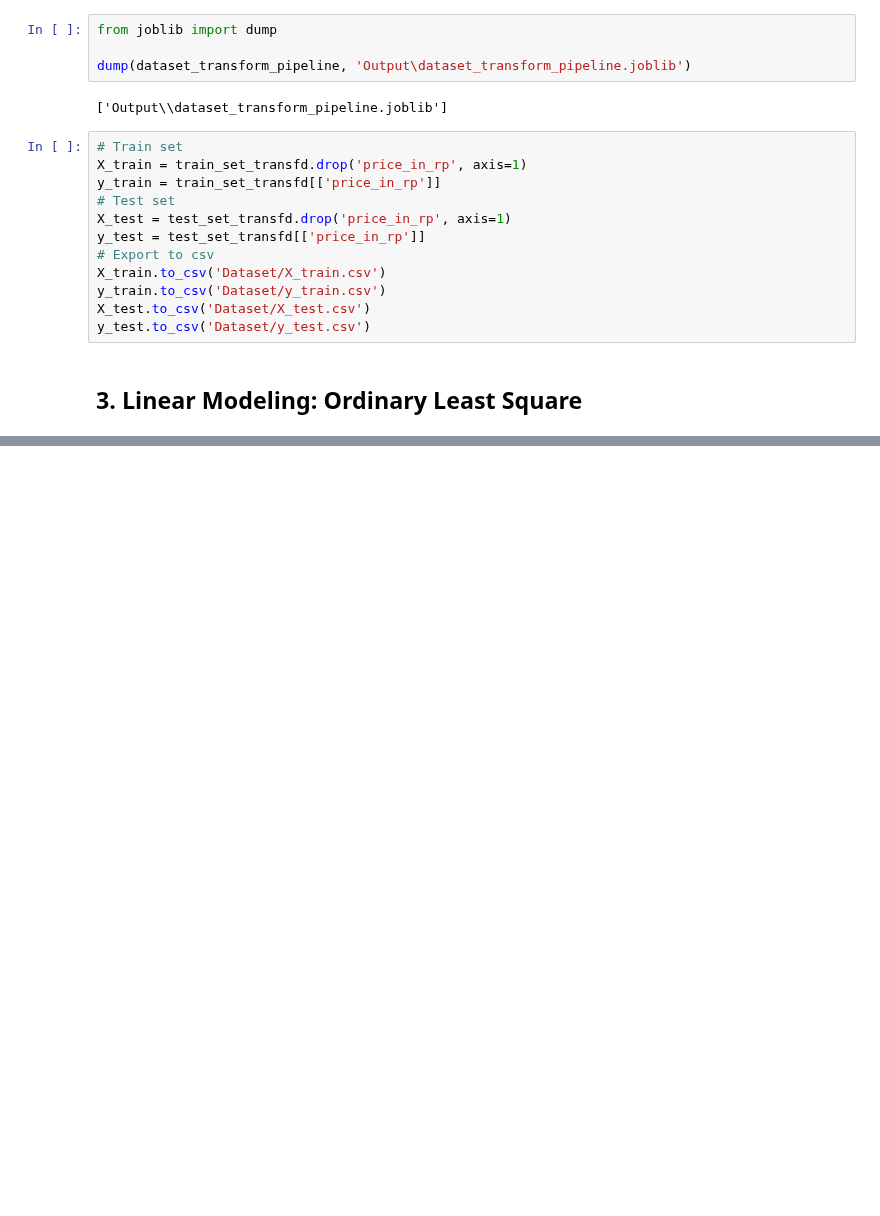
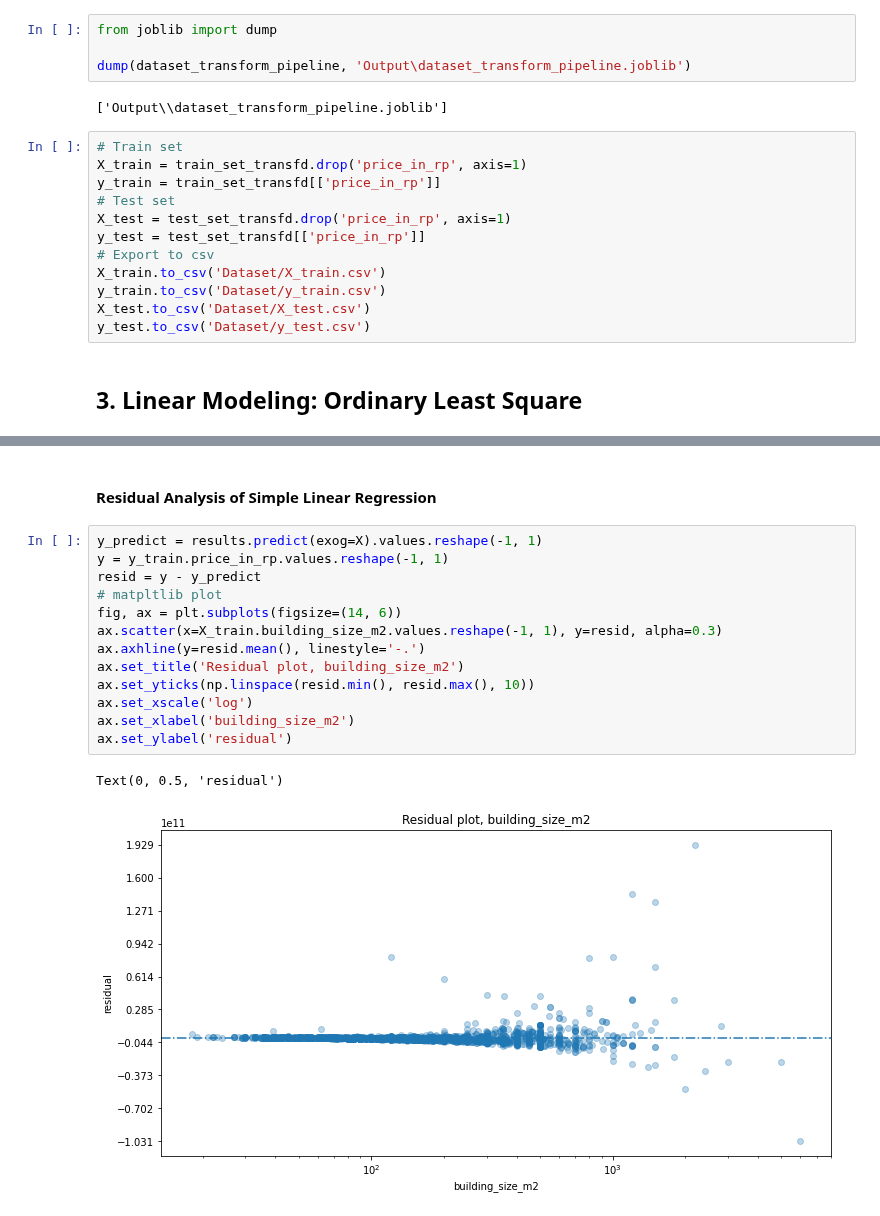
Before and after one commit to nbarizki/jabodetabekhousepricing, a Jupyter notebook: 3 - Linear Modeling of House Price.ipynb, the cells around one changed output, grey strips where cells are left out. Cells and saved outputs as stored; diff of their text form; blank space fills up the shorter version.

```diff
--- a/3 - Linear Modeling of House Price.ipynb
+++ b/3 - Linear Modeling of House Price.ipynb
@@ -494,0 +529,18 @@ ax.set_yscale('log')
+# %% [markdown]
+#### **Residual Analysis of Simple Linear Regression**
+# %%
+y_predict = results.predict(exog=X).values.reshape(-1, 1)
+y = y_train.price_in_rp.values.reshape(-1, 1)
+resid = y - y_predict
+# matpltlib plot
+fig, ax = plt.subplots(figsize=(14, 6))
+ax.scatter(x=X_train.building_size_m2.values.reshape(-1, 1), y=resid, alpha=0.3)
+ax.axhline(y=resid.mean(), linestyle='-.')
+ax.set_title('Residual plot, building_size_m2')
+ax.set_yticks(np.linspace(resid.min(), resid.max(), 10))
+ax.set_xscale('log')
+ax.set_xlabel('building_size_m2')
+ax.set_ylabel('residual')
+# %% [output]
+Text(0, 0.5, 'residual')
+[figure, added]
```
Also changed, not shown: parts of 25 cells of this notebook, 7 other files.
